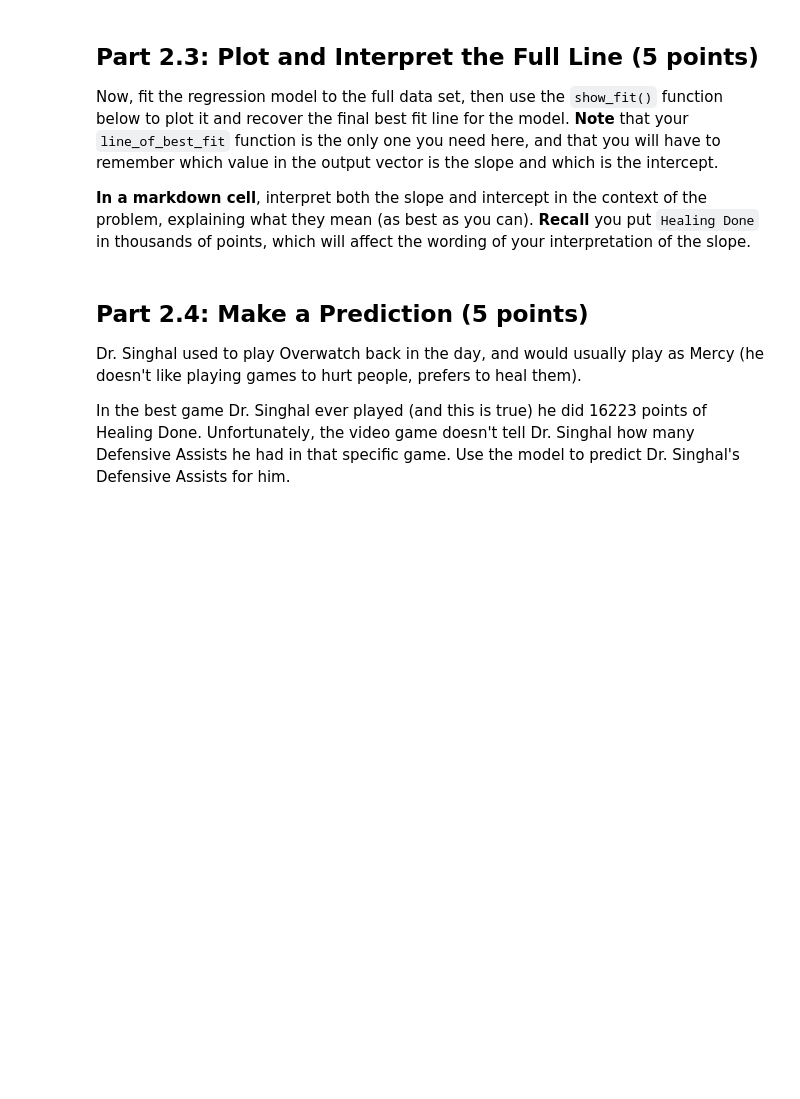
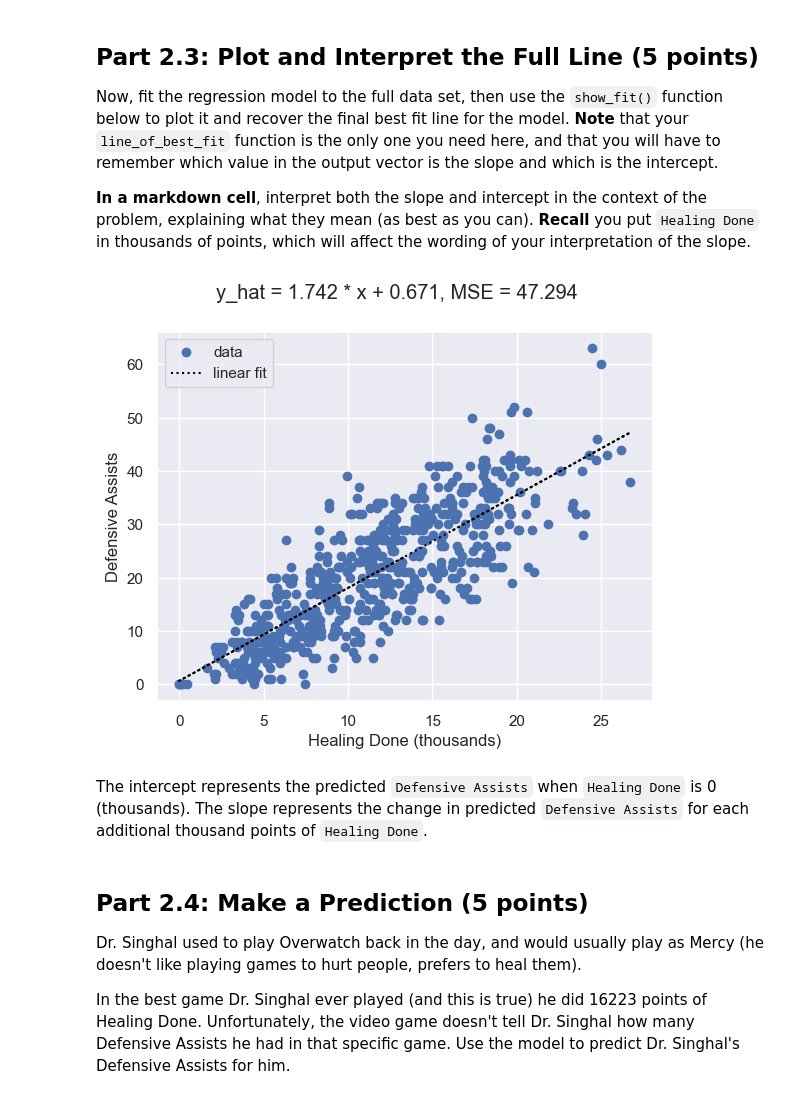
Before and after one commit to vigneshsaravanakumar404/DS-3000-Foundations-of-Data-Science, a Jupyter notebook: Homeworks/HW4/HW4.ipynb, the cells around one changed output. Saved outputs shown, nothing was run; the diff lists cells and outputs as text; code cells hidden in the pictures; blank space fills up the shorter version.

```diff
--- a/Homeworks/HW4/HW4.ipynb
+++ b/Homeworks/HW4/HW4.ipynb
@@ -137,3 +173,6 @@ Before starting, we need to do two things:
     - this will assist in the interpretation of the slope
 
 You do not have to, but it may help (and I recommend) to further clean the data to keep only the two columns we are interested in, `Healing Done` and `Defensive Assists`; or to simply cast those to arrays called `mercy_X` and `mercy_y` (respectively).
+# %%
+df_owl = df_owl[df_owl['hero'] == 'Mercy']
+df_owl.head()
@@ -145,3 +192,21 @@ Use the `train_test_split` function I've imported for you below to create a sing
 Using your functions from Part 1, apply the `line_of_best_fit` function to the training data. Then, use the `linreg_predict` function with the test data (and the output from the first function). Print out the resulting cross validated $MSE$ and $R^2$ values and **then**, in a markdown cell, interpret $R^2$ and discuss if you think it is reasonable based on that value to predict `Defensive Assists` with `Healing Done`.
 # %%
 from sklearn.model_selection import train_test_split
+# %%
+# Prepare the data: divide Healing Done by 1000 and create arrays
+df_owl['Healing Done'] = df_owl['Healing Done'] / 1000
+mercy_X = np.array(df_owl['Healing Done'])
+mercy_y = np.array(df_owl['Defensive Assists'])
+
+# Create train-test split (70-30)
+Xtrain, Xtest, ytrain, ytest = train_test_split(mercy_X, mercy_y, test_size=0.3, random_state=42)
+
+# Fit the model on training data
+m = line_of_best_fit(Xtrain, ytrain)
+
+# Predict on test data
+results = linreg_predict(Xtest, ytest, m)
+
+# Print cross-validated MSE and R²
+print(f"Cross-validated MSE: {results['mse']:.4f}")
+print(f"Cross-validated R²: {results['r2']:.4f}")
@@ -188,6 +258,21 @@ def show_fit(X, y, slope, intercept):
     y_pred = slope * x + intercept
     mse = get_mse(y_true=y, y_pred=y_pred)
     plt.suptitle(f'y_hat = {slope:.3f} * x + {intercept:.3f}, MSE = {mse:.3f}')
+# %%
+# Fit model to full data set
+m_full = line_of_best_fit(mercy_X, mercy_y)
+intercept = m_full[0]
+slope = m_full[1]
+
+# Plot the fit
+show_fit(mercy_X, mercy_y, slope, intercept)
+plt.xlabel('Healing Done (thousands)')
+plt.ylabel('Defensive Assists')
+plt.show()
+# %% [output]
+[figure, added]
+# %% [markdown]
+The intercept represents the predicted `Defensive Assists` when `Healing Done` is 0 (thousands). The slope represents the change in predicted `Defensive Assists` for each additional thousand points of `Healing Done`.
 # %% [markdown]
 ## Part 2.4: Make a Prediction (5 points)
 
```
Also changed, not shown: parts of 16 cells of this notebook, 2 other files.
